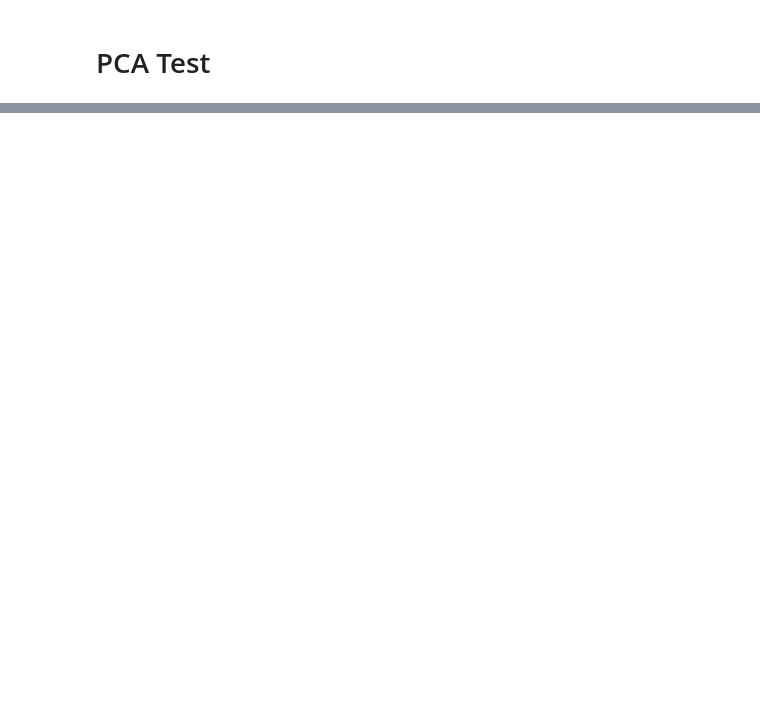
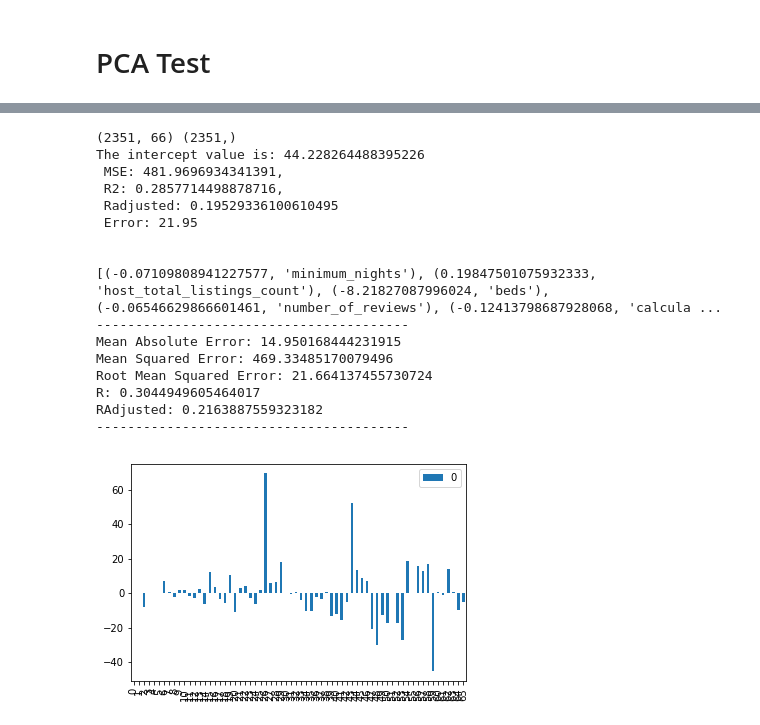
Before and after one commit to parmetd/Project-3-Airbnb-Pricing, a Jupyter notebook: Airbnb_EDA.ipynb, the cells around one changed output, grey strips where cells are left out. Cells and saved outputs as stored; diff of their text form; code cells hidden in the pictures; blank space fills up the shorter version.

```diff
--- a/Airbnb_EDA.ipynb
+++ b/Airbnb_EDA.ipynb
@@ -1337,0 +1688,15 @@ pca.explained_variance_ratio_
+# %%
+entire_home['price_per_person1'] = entire_home['price'] / entire_home['accommodates']
+entire_home['price_per_person2'] = entire_home['price'] / entire_home['beds']
+if (entire_home['bedrooms'].all() > 1):
+    entire_home['price_per_person3'] = entire_home['price'] / entire_home['bedrooms']
+else:
+    entire_home['price_per_person3'] = entire_home['price']
+print(entire_home['price_per_person1'].max())
+print(entire_home['price_per_person2'].max())
+print(entire_home['price_per_person3'].max())
+print(entire_home['price_per_person1'].mean())
+print(entire_home['price_per_person2'].mean())
+print(entire_home['price_per_person3'].mean())
+print(entire_home['price'].max())
+print(entire_home['price'].mean())
@@ -1337,0 +1733,27 @@ pca.explained_variance_ratio_
+# %%
+# Testing Price Per Person
+X_t21 = entire_home[["minimum_nights", "host_total_listings_count", "beds", "number_of_reviews", "calculated_host_listings_count", "availability_30"
+                    ]].join(pd.get_dummies(entire_home[["host_is_superhost", "host_identity_verified", "property_type", "zipcode",
+ "cancellation_policy", "instant_bookable", "bathrooms", "bedrooms", "bed_type"]]))
+y_t21 = entire_home["price_per_person1"]
+print(X_t21.shape, y_t21.shape)
+lin_reg(X_t21, y_t21)
+ran_for(X_t21, y_t21)
+# %% [output]
+(2351, 66) (2351,)
+The intercept value is: 44.228264488395226
+ MSE: 481.9696934341391,
+ R2: 0.2857714498878716,
+ Radjusted: 0.19529336100610495
+ Error: 21.95
+
+
+[(-0.07109808941227577, 'minimum_nights'), (0.19847501075932333, 'host_total_listings_count'), (-8.21827087996024, 'beds'), (-0.06546629866601461, 'number_of_reviews'), (-0.12413798687928068, 'calcula ...
+----------------------------------------
+Mean Absolute Error: 14.950168444231915
+Mean Squared Error: 469.33485170079496
+Root Mean Squared Error: 21.664137455730724
+R: 0.3044949605464017
+RAdjusted: 0.2163887559323182
+----------------------------------------
+[figure, added]
```
Also changed, not shown: parts of 86 cells of this notebook, 40 other files.
